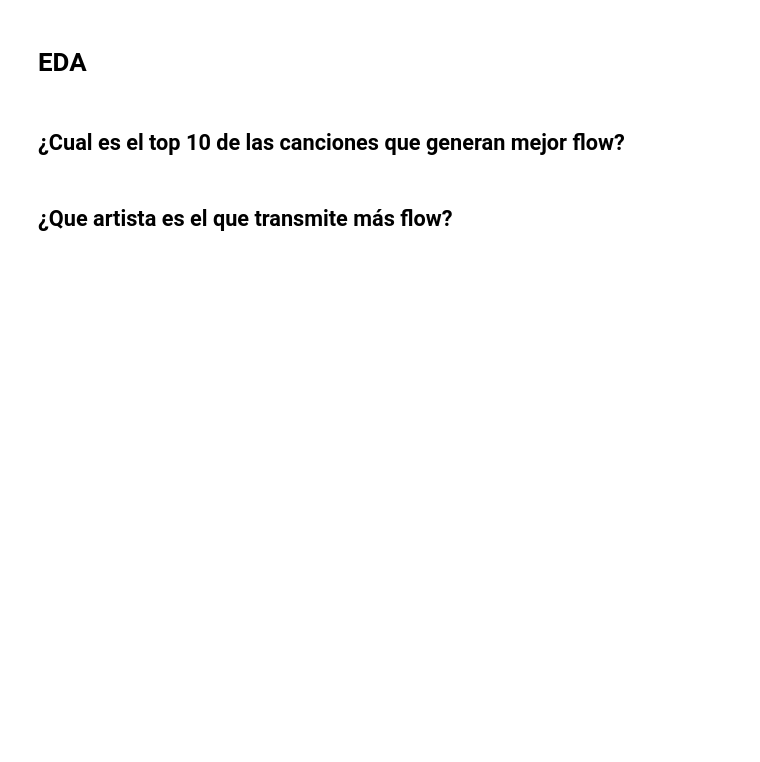
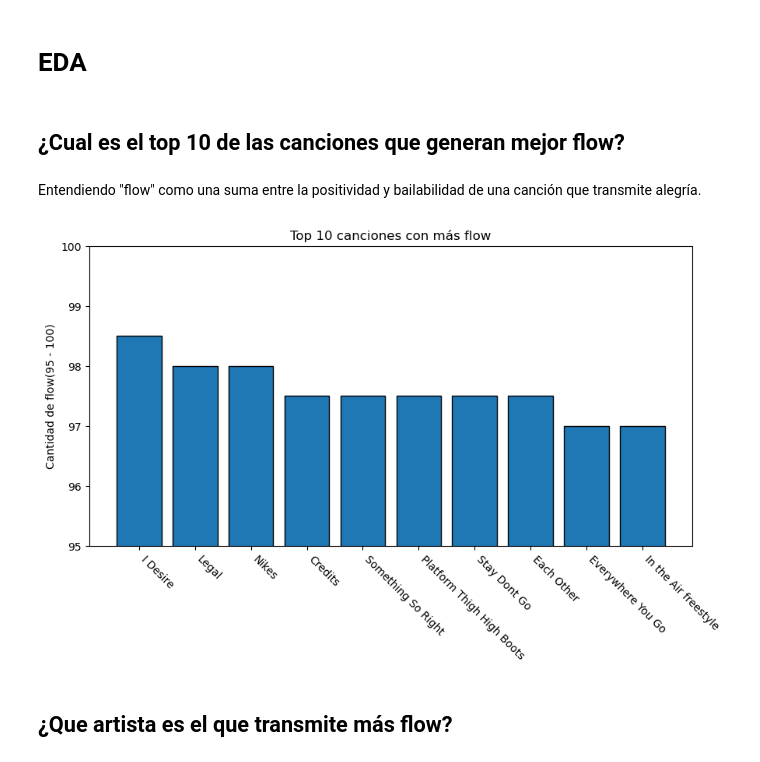
Before and after one commit to Facusc16/data_flow, a Jupyter notebook: Data_&_Flow.ipynb, the cells around one changed output. Cells and saved outputs as stored; diff of their text form; code cells hidden in the pictures; blank space fills up the shorter version.

```diff
--- a/Data_&_Flow.ipynb
+++ b/Data_&_Flow.ipynb
@@ -472,7 +484,7 @@ logger.setLevel(logging.WARNING)
 # %% [markdown]
 ##### Crear función para cargar/crear diccionario con fechas faltantes
 # %%
-def get_album_release_date(df, client_id, client_secret, release_dates_data, empty_dates, cache_file='/content/drive/MyDrive/JSON/release_dates_cache.json'):
+def get_album_release_date(df, client_id, client_secret, release_dates_data, empty_dates, cache_file='release_dates_cache.json'):
 
   def get_album_date(artist, album, retries=3, delay=1):
 
@@ -534,7 +546,7 @@ client_secret = ''
 empty_dates = df[df['release_date'].isna()][['artists', 'album']].drop_duplicates()
 
 try:
-  with open('/content/drive/MyDrive/JSON/release_dates_cache.json', 'r', encoding='utf-8') as f:
+  with open('release_dates_cache.json', 'r', encoding='utf-8') as f:
      release_dates_data = json.load(f)
 
 except FileNotFoundError:
@@ -663,7 +674,45 @@ df.isna().any()
 dtype: bool
 # %% [markdown]
 # EDA
+# %%
+# Definir un DataFrame con filas únicas para cada canción
+unique_df = df.drop_duplicates(subset=df.columns.difference(['artists', 'genre']))
+
+# Definir un DataFrame con distintas filas por cada género de una canción
+genre_df = df.drop_duplicates(subset=df.columns.difference(['genre']))
+
+# Definir un DataFrame con distintas filas por cada artista de una canción
+artists_df = df.drop_duplicates(subset=df.columns.difference(['artists']))
+# %%
+def get_top(dataframe, column, filter, new_column, qualities, limit, filters):
+  top = dataframe[dataframe[column] == filter].copy()
+  top[new_column] = top[qualities].mean(axis=1)
+  return top[filters].sort_values(by=new_column, ascending=False).head(limit)
 # %% [markdown]
 ## ¿Cual es el top 10 de las canciones que generan mejor flow?
+# %% [markdown]
+Entendiendo "flow" como una suma entre la positividad y bailabilidad de una canción que transmite alegría.
+# %%
+# Data
+songs_top_flow = get_top(unique_df, 'emotion', 'joy', 'flow', ['danceability', 'positiveness'], 10, ['song', 'flow'])
+
+# Figura
+fig = plt.figure(figsize=(10, 5))
+
+plt.bar(songs_top_flow['song'],
+        songs_top_flow['flow'],
+        edgecolor='black')
+
+plt.title('Top 10 canciones con más flow')
+plt.ylabel('Cantidad de flow(95 - 100)')
+plt.xticks(rotation=-45,
+           horizontalalignment='left')
+
+plt.ylim(95, 100)
+
+
+plt.show()
+# %% [output]
+[figure, added]
 # %% [markdown]
 ## ¿Que artista es el que transmite más flow?
```
Also changed, not shown: parts of 54 cells of this notebook.
